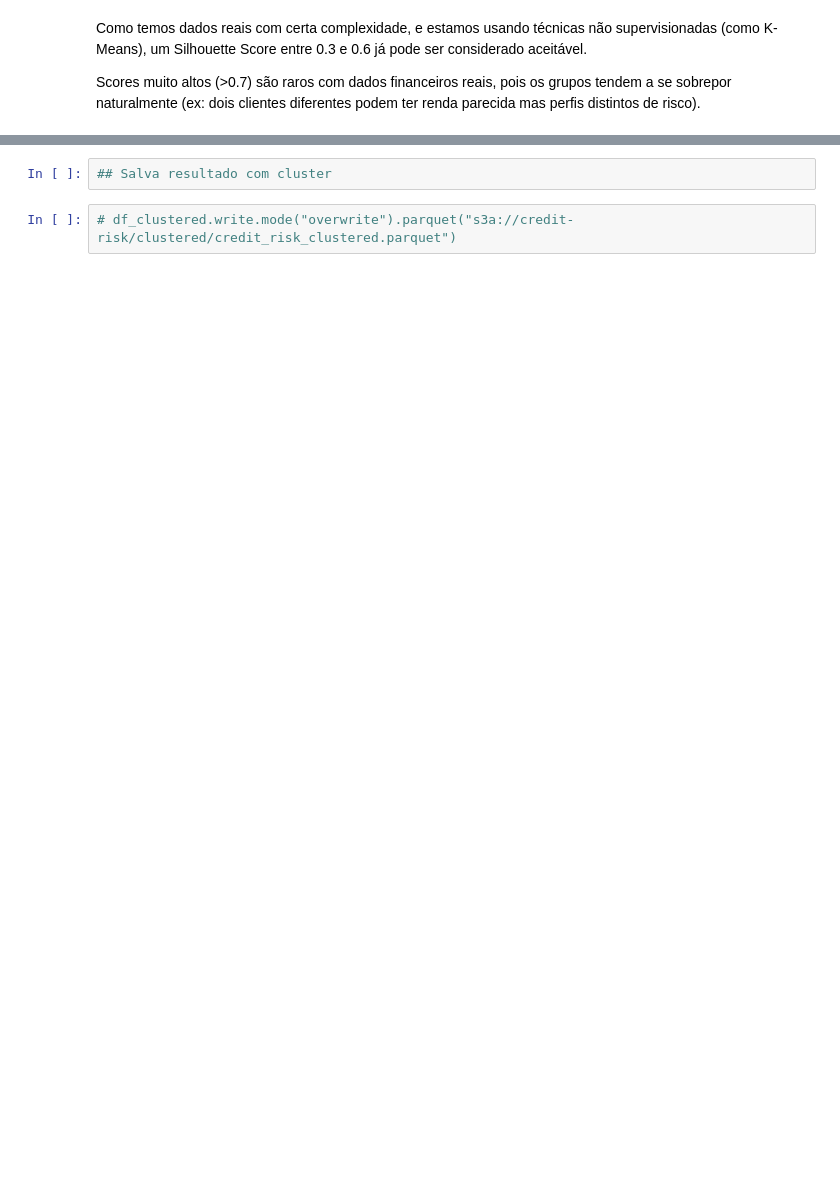
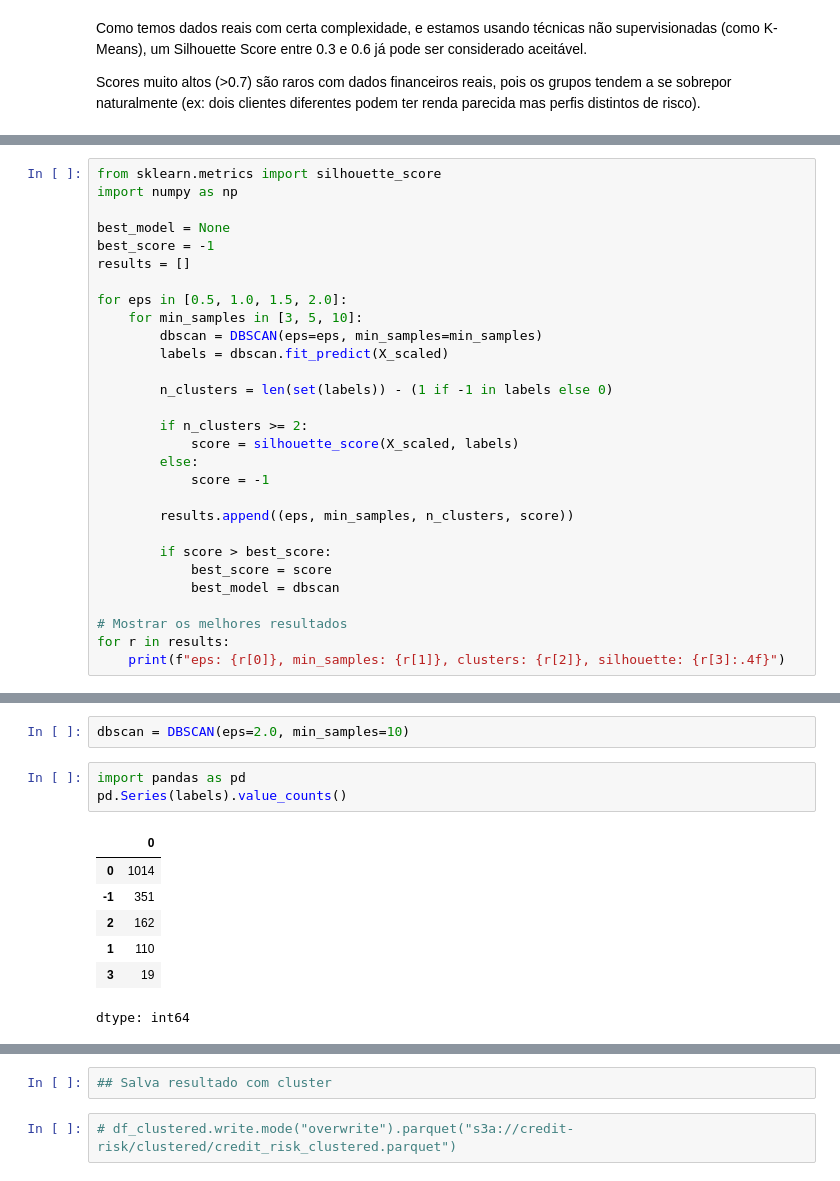
Before and after one commit to bigarcia/especializacao-pece-monografia, a Jupyter notebook: Monografia_Exploração_e_Testes.ipynb, the cells around one changed output, grey strips where cells are left out. Drawn from its saved outputs; the diff is of its cells as text; blank space fills up the shorter version.

```diff
--- a/Monografia_Exploração_e_Testes.ipynb
+++ b/Monografia_Exploração_e_Testes.ipynb
@@ -722,0 +1005,29 @@ df_clustered.groupBy("cluster").avg("person_income", "loan_amnt", "loan_int_rate
+# %%
+from sklearn.metrics import silhouette_score
+import numpy as np
+
+best_model = None
+best_score = -1
+results = []
+
+for eps in [0.5, 1.0, 1.5, 2.0]:
+    for min_samples in [3, 5, 10]:
+        dbscan = DBSCAN(eps=eps, min_samples=min_samples)
+        labels = dbscan.fit_predict(X_scaled)
+
+        n_clusters = len(set(labels)) - (1 if -1 in labels else 0)
+
+        if n_clusters >= 2:
+            score = silhouette_score(X_scaled, labels)
+        else:
+            score = -1
+
+        results.append((eps, min_samples, n_clusters, score))
+
+        if score > best_score:
+            best_score = score
+            best_model = dbscan
+
+# Mostrar os melhores resultados
+for r in results:
+    print(f"eps: {r[0]}, min_samples: {r[1]}, clusters: {r[2]}, silhouette: {r[3]:.4f}")
@@ -722,0 +1053,13 @@ df_clustered.groupBy("cluster").avg("person_income", "loan_amnt", "loan_int_rate
+# %%
+dbscan = DBSCAN(eps=2.0, min_samples=10)
+# %%
+import pandas as pd
+pd.Series(labels).value_counts()
+# %% [output]
+|  | 0 |
+| 0 | 1014 |
+| -1 | 351 |
+| 2 | 162 |
+| 1 | 110 |
+| 3 | 19 |
+dtype: int64
```
Also changed, not shown: parts of 115 cells of this notebook.
